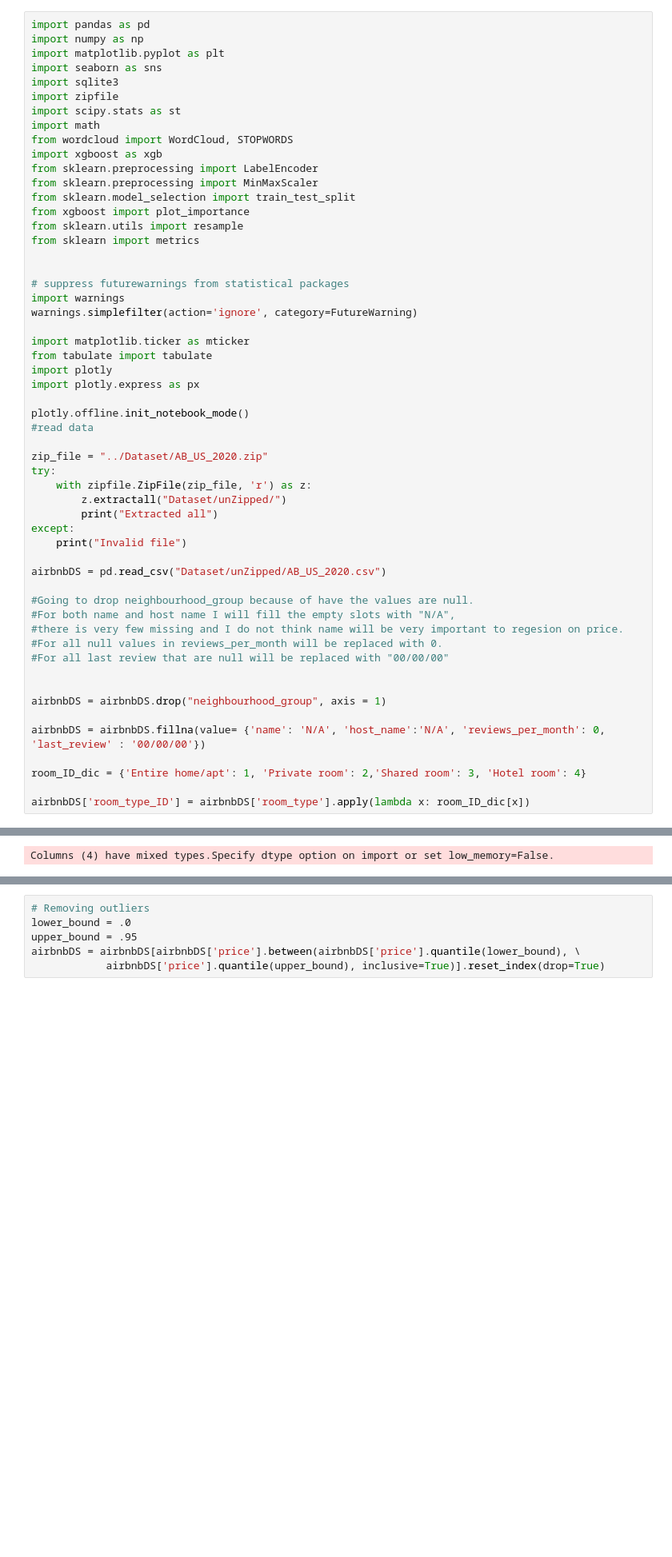
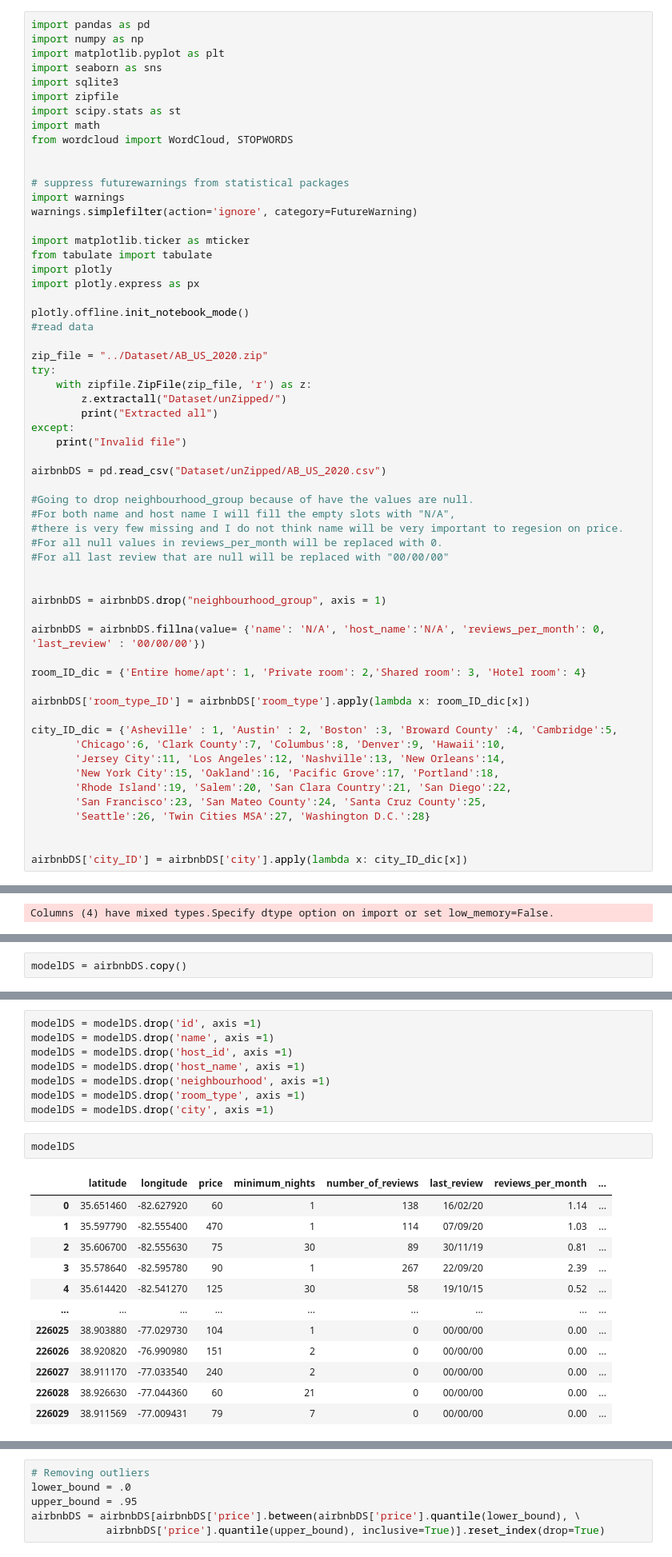
Before and after one commit to cLineman/Rental-Property-Prediction-Model, a Jupyter notebook: Working Notebooks/Models.ipynb, the cells around one changed output, grey strips where cells are left out. Shown at 80% size. Drawn from its saved outputs; the diff is of its cells as text; blank space fills up the shorter version.

```diff
--- a/Working Notebooks/Models.ipynb
+++ b/Working Notebooks/Models.ipynb
@@ -8,13 +8,6 @@ import zipfile
 import scipy.stats as st
 import math
 from wordcloud import WordCloud, STOPWORDS
-import xgboost as xgb
-from sklearn.preprocessing import LabelEncoder
-from sklearn.preprocessing import MinMaxScaler
-from sklearn.model_selection import train_test_split
-from xgboost import plot_importance
-from sklearn.utils import resample
-from sklearn import metrics
 
 
 # suppress futurewarnings from statistical packages
@@ -53,6 +46,17 @@ airbnbDS = airbnbDS.fillna(value= {'name': 'N/A', 'host_name':'N/A', 'reviews_pe
 room_ID_dic = {'Entire home/apt': 1, 'Private room': 2,'Shared room': 3, 'Hotel room': 4}
 
 airbnbDS['room_type_ID'] = airbnbDS['room_type'].apply(lambda x: room_ID_dic[x])
+
+city_ID_dic = {'Asheville' : 1, 'Austin' : 2, 'Boston' :3, 'Broward County' :4, 'Cambridge':5,
+       'Chicago':6, 'Clark County':7, 'Columbus':8, 'Denver':9, 'Hawaii':10,
+       'Jersey City':11, 'Los Angeles':12, 'Nashville':13, 'New Orleans':14,
+       'New York City':15, 'Oakland':16, 'Pacific Grove':17, 'Portland':18,
+       'Rhode Island':19, 'Salem':20, 'San Clara Country':21, 'San Diego':22,
+       'San Francisco':23, 'San Mateo County':24, 'Santa Cruz County':25,
+       'Seattle':26, 'Twin Cities MSA':27, 'Washington D.C.':28}
+
+
+airbnbDS['city_ID'] = airbnbDS['city'].apply(lambda x: city_ID_dic[x])
 # %% [output]
 [interactive output not drawn]
 Extracted all
@@ -71,0 +100,2 @@ airbnbDS.describe()
+# %%
+modelDS = airbnbDS.copy()
@@ -71,0 +104,23 @@ airbnbDS.describe()
+# %%
+modelDS = modelDS.drop('id', axis =1)
+modelDS = modelDS.drop('name', axis =1)
+modelDS = modelDS.drop('host_id', axis =1)
+modelDS = modelDS.drop('host_name', axis =1)
+modelDS = modelDS.drop('neighbourhood', axis =1)
+modelDS = modelDS.drop('room_type', axis =1)
+modelDS = modelDS.drop('city', axis =1)
+# %%
+modelDS
+# %% [output]
+|  | latitude | longitude | price | minimum_nights | number_of_reviews | last_review | reviews_per_month | ... |
+| 0 | 35.651460 | -82.627920 | 60 | 1 | 138 | 16/02/20 | 1.14 | ... |
+| 1 | 35.597790 | -82.555400 | 470 | 1 | 114 | 07/09/20 | 1.03 | ... |
+| 2 | 35.606700 | -82.555630 | 75 | 30 | 89 | 30/11/19 | 0.81 | ... |
+| 3 | 35.578640 | -82.595780 | 90 | 1 | 267 | 22/09/20 | 2.39 | ... |
+| 4 | 35.614420 | -82.541270 | 125 | 30 | 58 | 19/10/15 | 0.52 | ... |
+| ... | ... | ... | ... | ... | ... | ... | ... | ... |
+| 226025 | 38.903880 | -77.029730 | 104 | 1 | 0 | 00/00/00 | 0.00 | ... |
+| 226026 | 38.920820 | -76.990980 | 151 | 2 | 0 | 00/00/00 | 0.00 | ... |
+| 226027 | 38.911170 | -77.033540 | 240 | 2 | 0 | 00/00/00 | 0.00 | ... |
+| 226028 | 38.926630 | -77.044360 | 60 | 21 | 0 | 00/00/00 | 0.00 | ... |
+| 226029 | 38.911569 | -77.009431 | 79 | 7 | 0 | 00/00/00 | 0.00 | ... |
```
Also changed, not shown: parts of 8 cells of this notebook, 1 other file.
